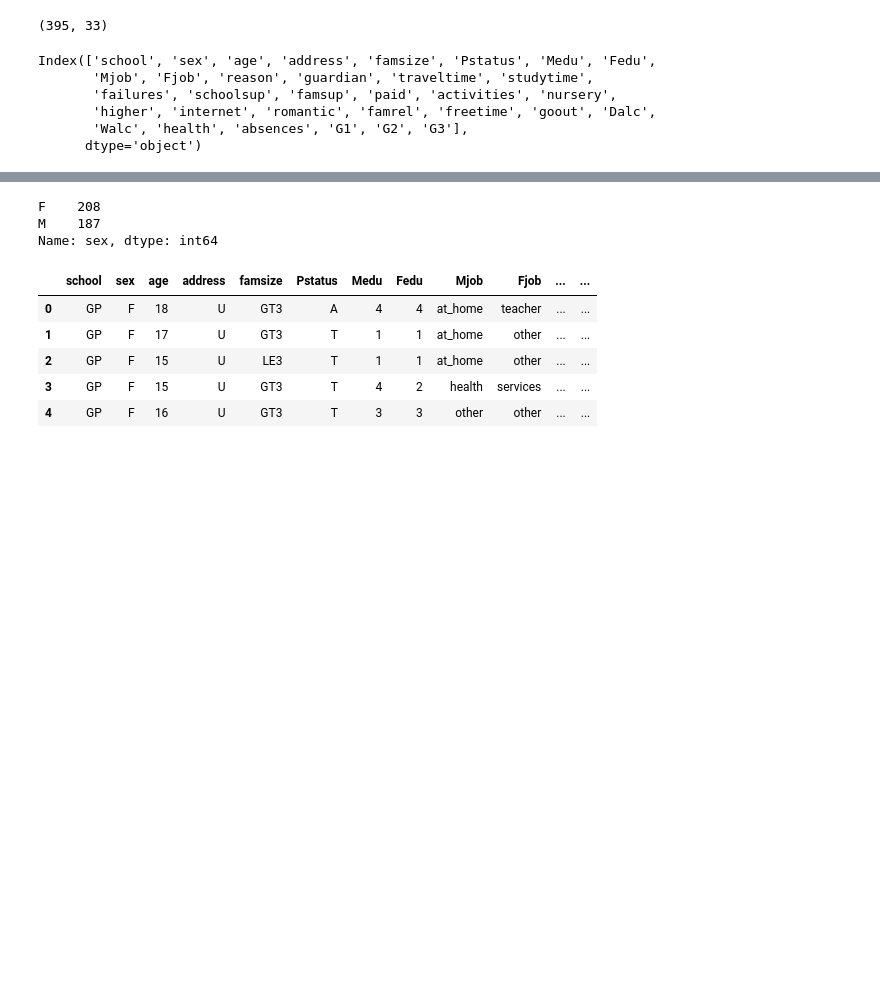
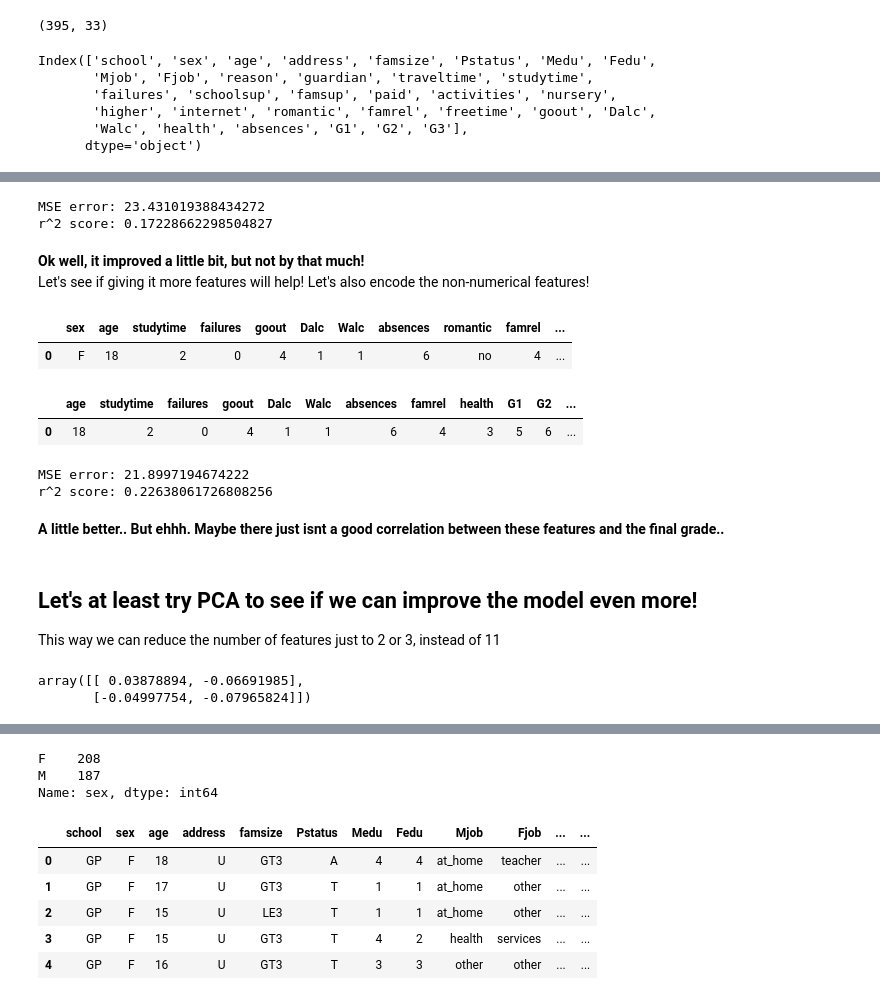
Before and after one commit to APNovichkov/python-ml, a Jupyter notebook: final-project/final-project.ipynb, the cells around one changed output, grey strips where cells are left out. Drawn from its saved outputs; the diff is of its cells as text; code cells hidden in the pictures; blank space fills up the shorter version.

```diff
--- a/final-project/final-project.ipynb
+++ b/final-project/final-project.ipynb
@@ -43,0 +129,31 @@ Index(['school', 'sex', 'age', 'address', 'famsize', 'Pstatus', 'Medu', 'Fedu',
+# %%
+from sklearn.preprocessing import normalize
+
+X_norm = normalize(X)
+
+X_train, X_test, y_train, y_test = train_test_split(X_norm,y, test_size=.25, random_state=0)
+
+lin_reg = LinearRegression()
+lin_reg.fit(X_train, y_train)
+y_pred = lin_reg.predict(X_test)
+print(f'MSE error: {mean_squared_error(y_test, y_pred)}')
+print(f'r^2 score: {r2_score(y_test, y_pred)}')
+# %% [output]
+MSE error: 23.431019388434272
+r^2 score: 0.17228662298504827
+# %% [markdown]
+**Ok well, it improved a little bit, but not by that much!**
+Let's see if giving it more features will help!
+Let's also encode the non-numerical features!
+# %%
+big_feature_df = df[feature_cols_big]
+big_feature_df[:1]
+# %% [output]
+|  | sex | age | studytime | failures | goout | Dalc | Walc | absences | romantic | famrel | ... |
+| 0 | F | 18 | 2 | 0 | 4 | 1 | 1 | 6 | no | 4 | ... |
+# %%
+big_feature_df = pd.get_dummies(big_feature_df)
+big_feature_df[:1]
+# %% [output]
+|  | age | studytime | failures | goout | Dalc | Walc | absences | famrel | health | G1 | G2 | ... |
+| 0 | 18 | 2 | 0 | 4 | 1 | 1 | 6 | 4 | 3 | 5 | 6 | ... |
@@ -43,0 +163,27 @@ Index(['school', 'sex', 'age', 'address', 'famsize', 'Pstatus', 'Medu', 'Fedu',
+# %%
+X_norm = normalize(X)
+
+X_train, X_test, y_train, y_test = train_test_split(X_norm,y, test_size=.25, random_state=0)
+
+lin_reg = LinearRegression()
+lin_reg.fit(X_train, y_train)
+y_pred = lin_reg.predict(X_test)
+print(f'MSE error: {mean_squared_error(y_test, y_pred)}')
+print(f'r^2 score: {r2_score(y_test, y_pred)}')
+# %% [output]
+MSE error: 21.8997194674222
+r^2 score: 0.22638061726808256
+# %% [markdown]
+**A little better.. But ehhh. Maybe there just isnt a good correlation between these features and the final grade..**
+# %% [markdown]
+## Let's at least try PCA to see if we can improve the model even more!
+This way we can reduce the number of features just to 2 or 3, instead of 11
+# %%
+from sklearn.decomposition import PCA
+
+pca = PCA(n_components=2)
+X_red = pca.fit_transform(X_norm)
+X_red[:2]
+# %% [output]
+array([[ 0.03878894, -0.06691985],
+       [-0.04997754, -0.07965824]])
```
Also changed, not shown: parts of 42 cells of this notebook.
